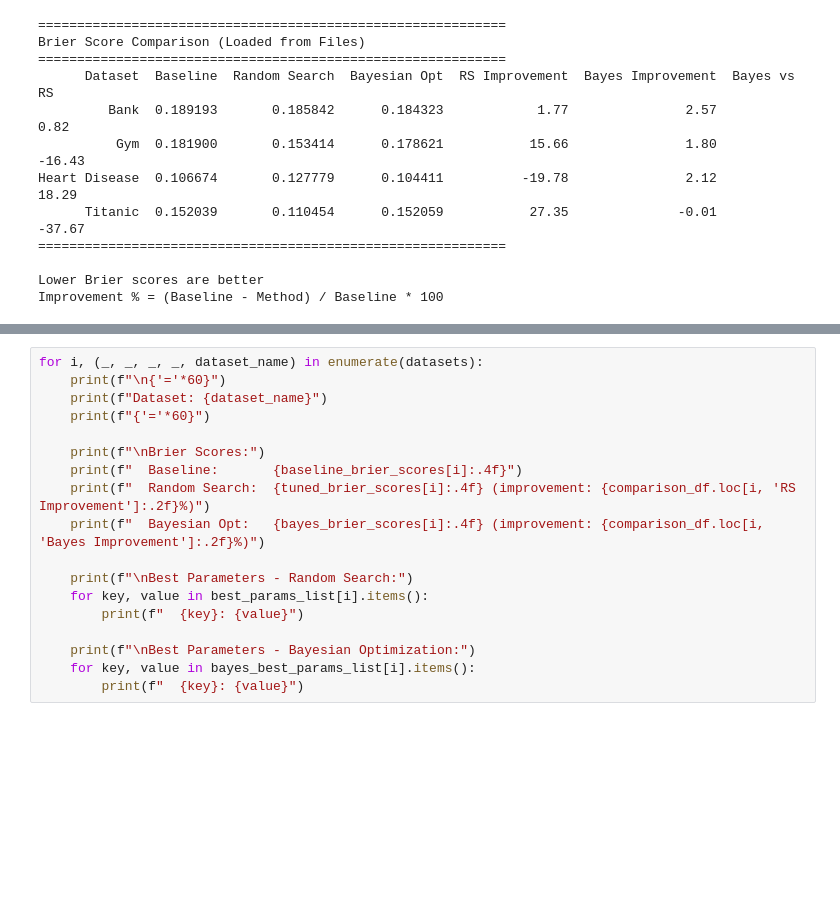
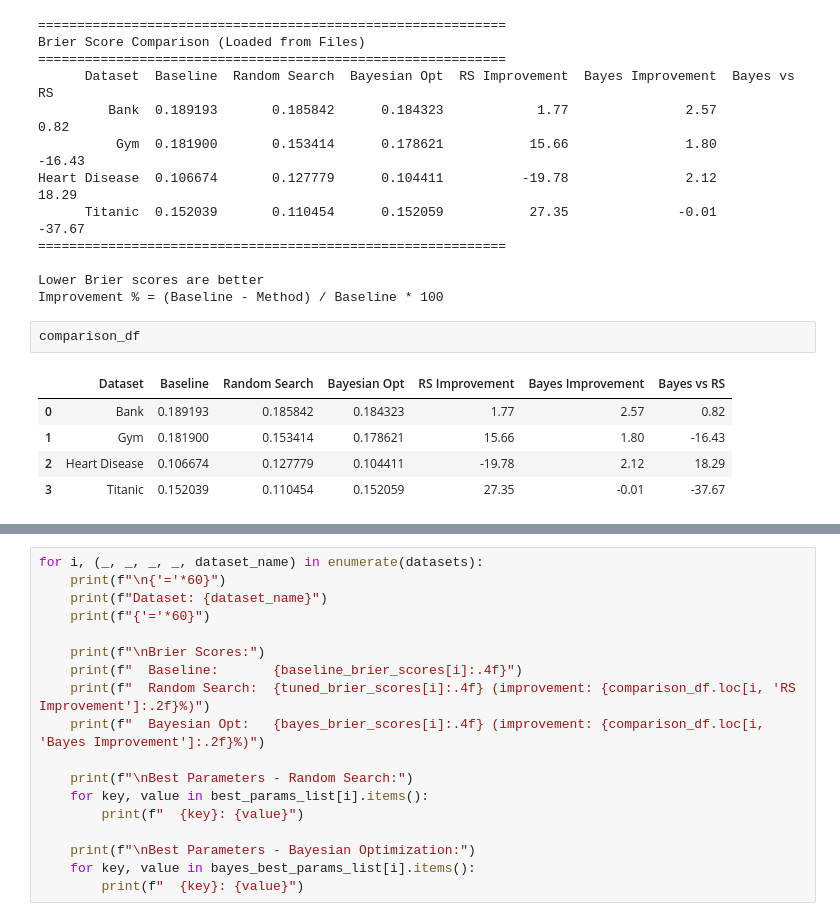
Before and after one commit to Wysocki-Piotr/Hyperparameter-optimization, a Jupyter notebook: RandomForest.ipynb, the cells around one changed output, grey strips where cells are left out. Saved outputs shown, nothing was run; the diff lists cells and outputs as text; blank space fills up the shorter version.

```diff
--- a/RandomForest.ipynb
+++ b/RandomForest.ipynb
@@ -674,3 +674,11 @@ Heart Disease  0.106674       0.127779      0.104411          -19.78
 
 Lower Brier scores are better
 Improvement % = (Baseline - Method) / Baseline * 100
+# %%
+comparison_df
+# %% [output]
+|  | Dataset | Baseline | Random Search | Bayesian Opt | RS Improvement | Bayes Improvement | Bayes vs RS |
+| 0 | Bank | 0.189193 | 0.185842 | 0.184323 | 1.77 | 2.57 | 0.82 |
+| 1 | Gym | 0.181900 | 0.153414 | 0.178621 | 15.66 | 1.80 | -16.43 |
+| 2 | Heart Disease | 0.106674 | 0.127779 | 0.104411 | -19.78 | 2.12 | 18.29 |
+| 3 | Titanic | 0.152039 | 0.110454 | 0.152059 | 27.35 | -0.01 | -37.67 |
```
Also changed, not shown: parts of 2 cells of this notebook, 5 other files.
